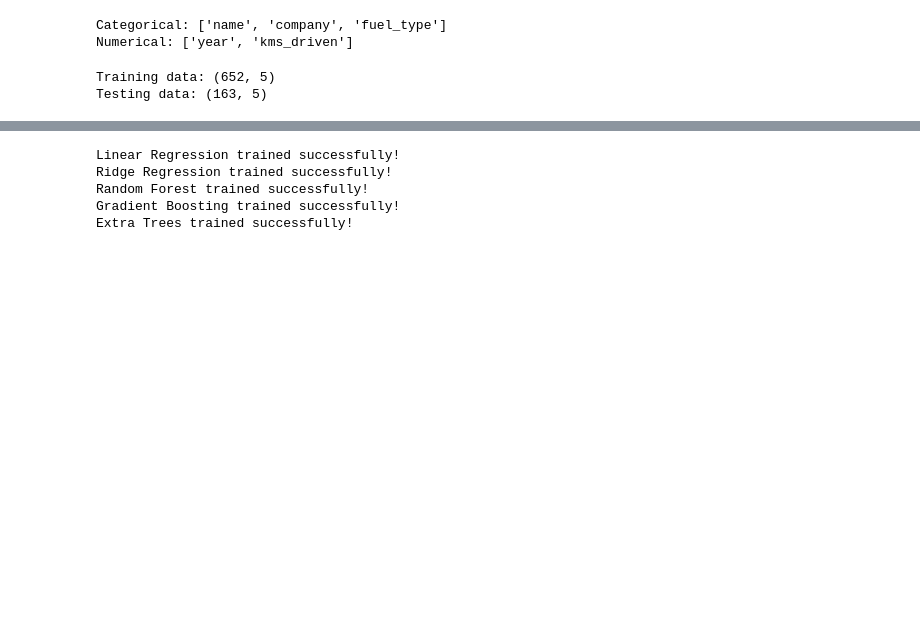
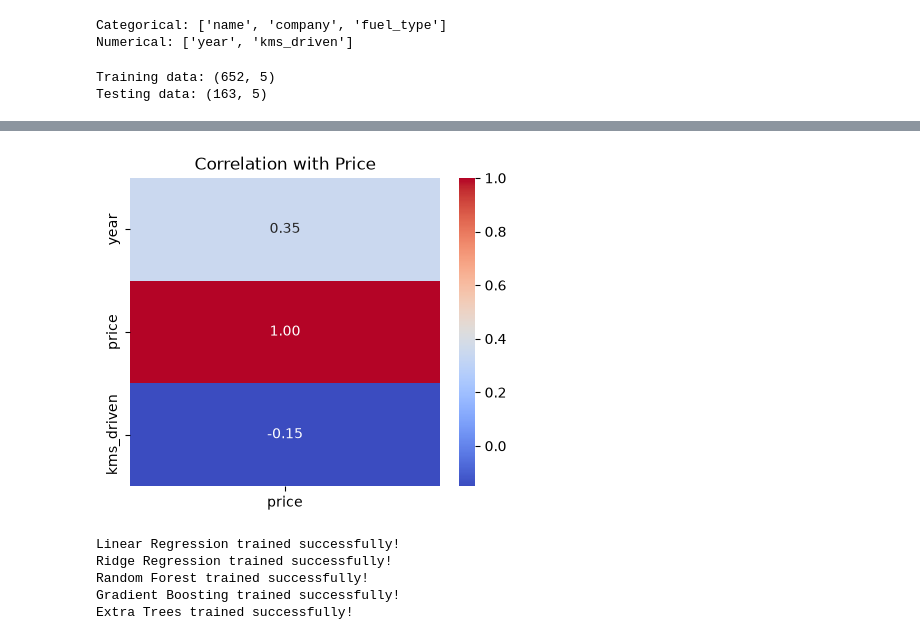
Before and after one commit to mdnahidhossain0/ML-NLP-Projects, a Jupyter notebook: price_prediction/car_price.ipynb, the cells around one changed output, grey strips where cells are left out. Cells and saved outputs as stored; diff of their text form; code cells hidden in the pictures; blank space fills up the shorter version.

```diff
--- a/price_prediction/car_price.ipynb
+++ b/price_prediction/car_price.ipynb
@@ -93,3 +130,18 @@ preprocessor = ColumnTransformer(
+# %%
+price_corr = df.corr(numeric_only=True)[["price"]]
+plt.figure(figsize=(5, 4))
+
+sns.heatmap(
+    price_corr,
+    annot=True,
+    cmap="coolwarm",
+    fmt=".2f"
+)
+
+plt.title("Correlation with Price")
+plt.show()
+# %% [output]
+[figure, added]
 # %%
 models = {
     "Linear Regression": LinearRegression(),
```
Also changed, not shown: parts of 13 cells of this notebook, 1 other file.
